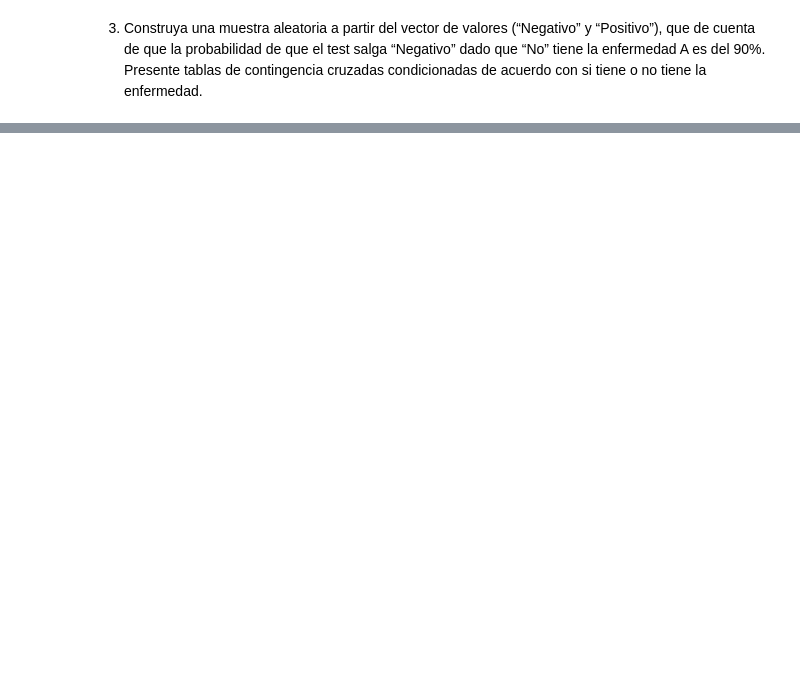
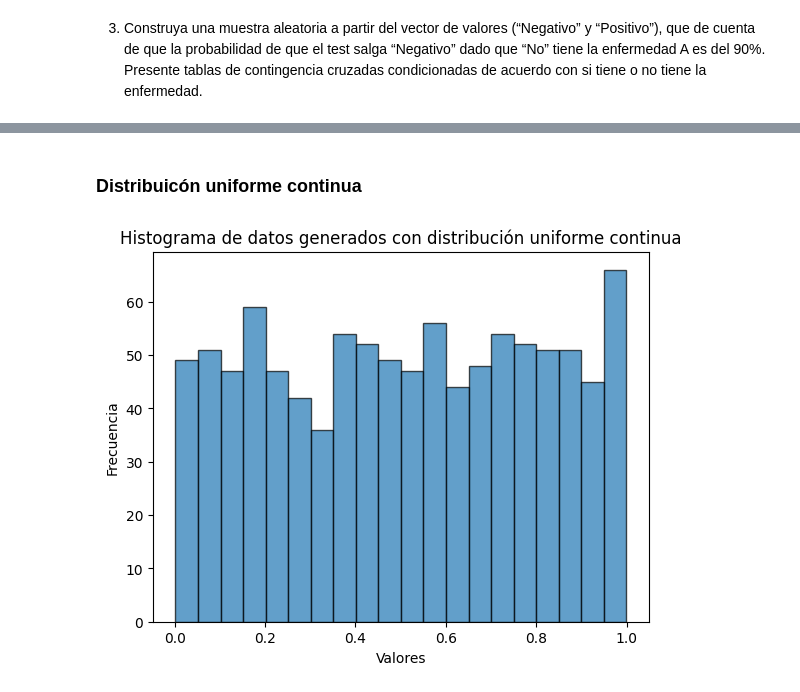
Before and after one commit to maestria-ds-eafit/Taller1_Estadistica, a Jupyter notebook: solution.ipynb, the cells around one changed output, grey strips where cells are left out. Saved outputs shown, nothing was run; the diff lists cells and outputs as text; code cells hidden in the pictures; blank space fills up the shorter version.

```diff
--- a/solution.ipynb
+++ b/solution.ipynb
@@ -79,0 +238,15 @@ print(tabla_conjunta)
+# %% [markdown]
+### Distribuicón uniforme continua
+# %%
+n = 1000
+duc = np.random.uniform(low=0.0, high=1.0, size=n)
+
+plt.hist(duc, bins=20, edgecolor='k', alpha=0.7)
+plt.xlabel('Valores')
+plt.ylabel('Frecuencia')
+plt.title('Histograma de datos generados con distribución uniforme continua')
+
+# Mostrar la gráfica
+plt.show()
+# %% [output]
+[figure, added]
```
Also changed, not shown: parts of 29 cells of this notebook, 2 other files.
